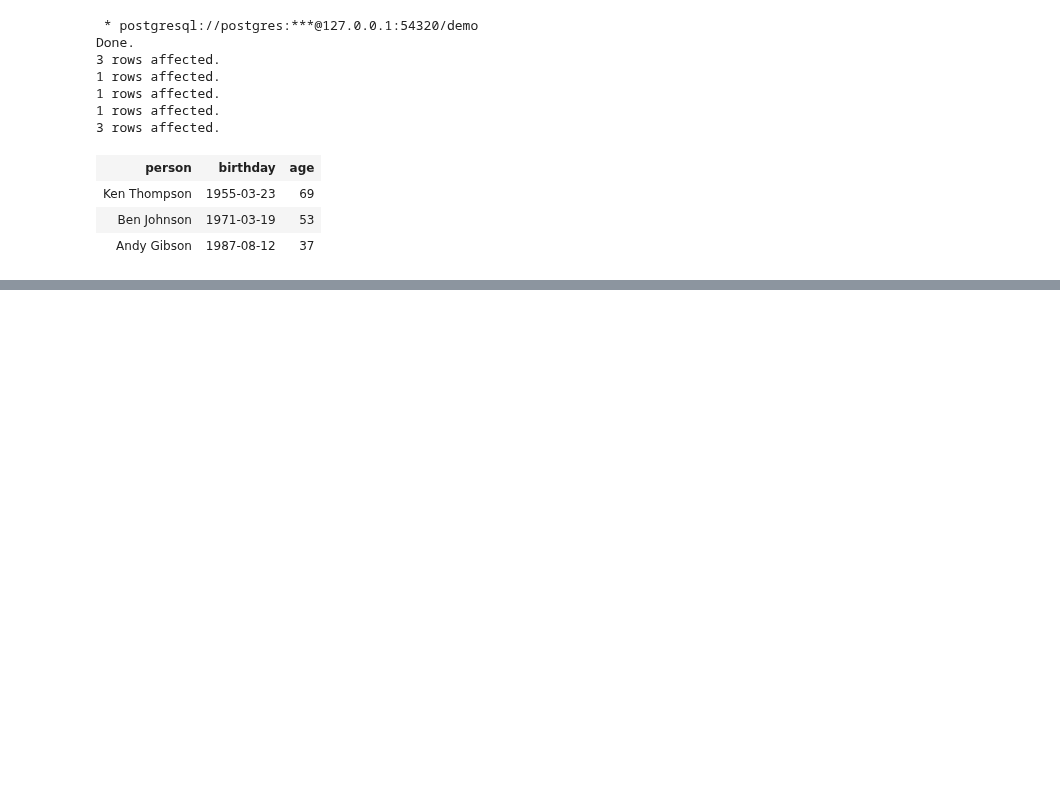
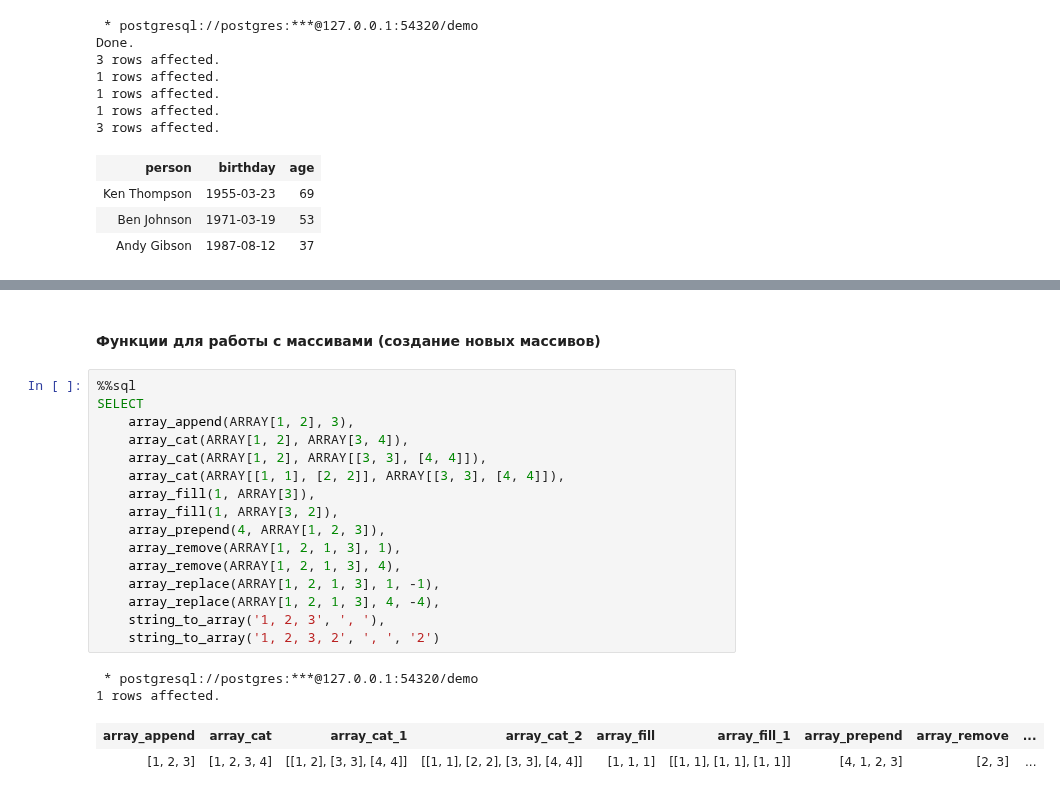
Before and after one commit to vowatchka/postgres_basic, a Jupyter notebook: practices/4_postgres_datatypes/sql.ipynb, the cells around one changed output, grey strips where cells are left out. Cells and saved outputs as stored; diff of their text form; blank space fills up the shorter version.

Commit message:
4 postgres datatypes: task 32 completed (sql)

```diff
--- a/practices/4_postgres_datatypes/sql.ipynb
+++ b/practices/4_postgres_datatypes/sql.ipynb
@@ -2001,0 +2066,23 @@ Done.
+# %% [markdown]
+#### Функции для работы с массивами (создание новых массивов)
+# %%
+%%sql
+SELECT
+    array_append(ARRAY[1, 2], 3),
+    array_cat(ARRAY[1, 2], ARRAY[3, 4]),
+    array_cat(ARRAY[1, 2], ARRAY[[3, 3], [4, 4]]),
+    array_cat(ARRAY[[1, 1], [2, 2]], ARRAY[[3, 3], [4, 4]]),
+    array_fill(1, ARRAY[3]),
+    array_fill(1, ARRAY[3, 2]),
+    array_prepend(4, ARRAY[1, 2, 3]),
+    array_remove(ARRAY[1, 2, 1, 3], 1),
+    array_remove(ARRAY[1, 2, 1, 3], 4),
+    array_replace(ARRAY[1, 2, 1, 3], 1, -1),
+    array_replace(ARRAY[1, 2, 1, 3], 4, -4),
+    string_to_array('1, 2, 3', ', '),
+    string_to_array('1, 2, 3, 2', ', ', '2')
+# %% [output]
+ * postgresql://postgres:***@127.0.0.1:54320/demo
+1 rows affected.
+| array_append | array_cat | array_cat_1 | array_cat_2 | array_fill | array_fill_1 | array_prepend | array_remove | ... |
+| [1, 2, 3] | [1, 2, 3, 4] | [[1, 2], [3, 3], [4, 4]] | [[1, 1], [2, 2], [3, 3], [4, 4]] | [1, 1, 1] | [[1, 1], [1, 1], [1, 1]] | [4, 1, 2, 3] | [2, 3] | ... |
```
Also changed, not shown: parts of 19 cells of this notebook.
